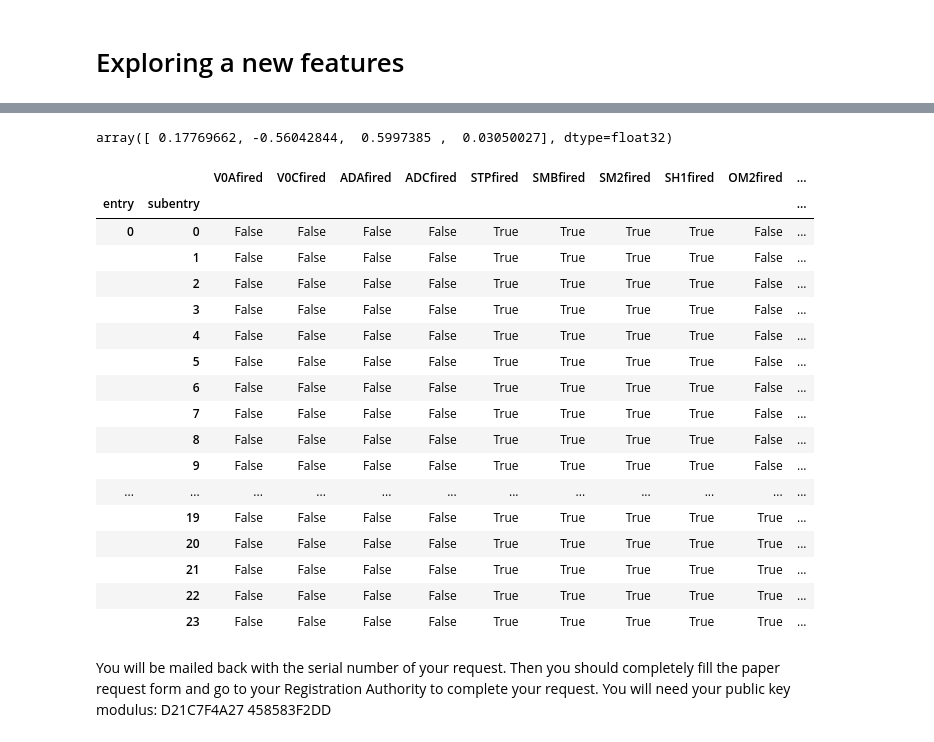
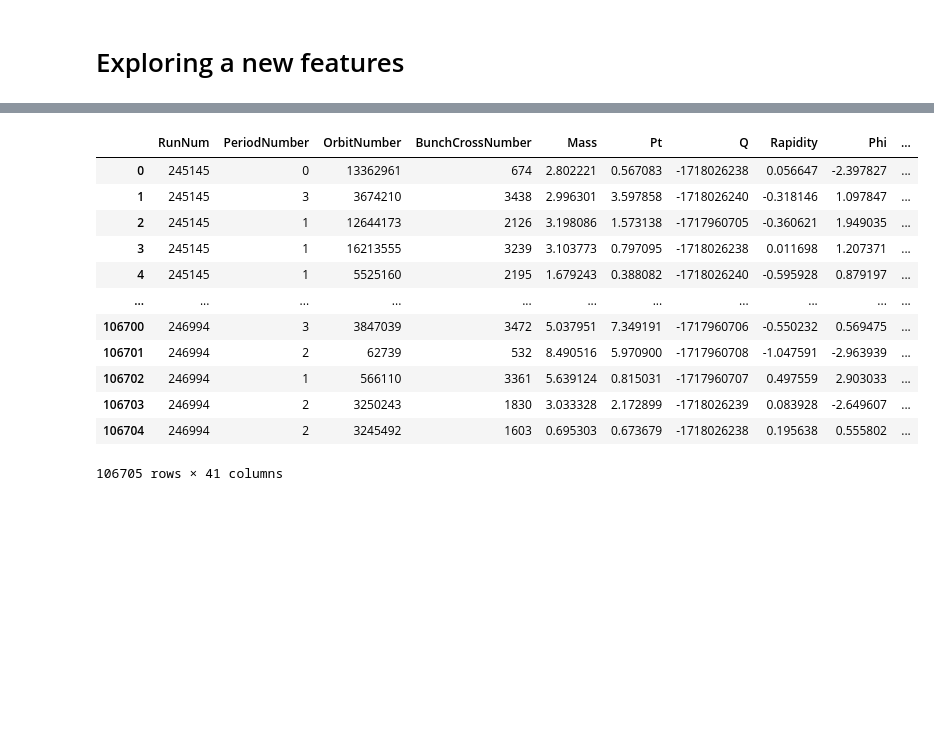
Before and after one commit to bdrum/cern-physics, a Jupyter notebook: notebooks/Draft.ipynb, the cells around one changed output, grey strips where cells are left out. Saved outputs shown, nothing was run; the diff lists cells and outputs as text; code cells hidden in the pictures; blank space fills up the shorter version.

```diff
--- a/notebooks/Draft.ipynb
+++ b/notebooks/Draft.ipynb
@@ -35,4 +47,16 @@ np.where(np.array(list(map(lambda x : len(x), data['T_Q']))) == 4)
 # %%
-data['T_Px'][4]
+data
 # %% [output]
+|  | RunNum | PeriodNumber | OrbitNumber | BunchCrossNumber | Mass | Pt | Q | Rapidity | Phi | ... |
+| 0 | 245145 | 0 | 13362961 | 674 | 2.802221 | 0.567083 | -1718026238 | 0.056647 | -2.397827 | ... |
+| 1 | 245145 | 3 | 3674210 | 3438 | 2.996301 | 3.597858 | -1718026240 | -0.318146 | 1.097847 | ... |
+| 2 | 245145 | 1 | 12644173 | 2126 | 3.198086 | 1.573138 | -1717960705 | -0.360621 | 1.949035 | ... |
+| 3 | 245145 | 1 | 16213555 | 3239 | 3.103773 | 0.797095 | -1718026238 | 0.011698 | 1.207371 | ... |
+| 4 | 245145 | 1 | 5525160 | 2195 | 1.679243 | 0.388082 | -1718026240 | -0.595928 | 0.879197 | ... |
+| ... | ... | ... | ... | ... | ... | ... | ... | ... | ... | ... |
+| 106700 | 246994 | 3 | 3847039 | 3472 | 5.037951 | 7.349191 | -1717960706 | -0.550232 | 0.569475 | ... |
+| 106701 | 246994 | 2 | 62739 | 532 | 8.490516 | 5.970900 | -1717960708 | -1.047591 | -2.963939 | ... |
+| 106702 | 246994 | 1 | 566110 | 3361 | 5.639124 | 0.815031 | -1717960707 | 0.497559 | 2.903033 | ... |
+| 106703 | 246994 | 2 | 3250243 | 1830 | 3.033328 | 2.172899 | -1718026239 | 0.083928 | -2.649607 | ... |
+| 106704 | 246994 | 2 | 3245492 | 1603 | 0.695303 | 0.673679 | -1718026238 | 0.195638 | 0.555802 | ... |
-array([ 0.17769662, -0.56042844,  0.5997385 ,  0.03050027], dtype=float32)
+106705 rows × 41 columns
@@ -51,27 +62,0 @@ df = pd.merge(track_modules.reset_index(),for_sensors.groupby('entry').FORChip.a
-# %%
-ITSSensorNums
-# %% [output]
-|  |  | V0Afired | V0Cfired | ADAfired | ADCfired | STPfired | SMBfired | SM2fired | SH1fired | OM2fired | ... |
-| entry | subentry |  |  |  |  |  |  |  |  |  | ... |
-| 0 | 0 | False | False | False | False | True | True | True | True | False | ... |
-|  | 1 | False | False | False | False | True | True | True | True | False | ... |
-|  | 2 | False | False | False | False | True | True | True | True | False | ... |
-|  | 3 | False | False | False | False | True | True | True | True | False | ... |
-|  | 4 | False | False | False | False | True | True | True | True | False | ... |
-|  | 5 | False | False | False | False | True | True | True | True | False | ... |
-|  | 6 | False | False | False | False | True | True | True | True | False | ... |
-|  | 7 | False | False | False | False | True | True | True | True | False | ... |
-|  | 8 | False | False | False | False | True | True | True | True | False | ... |
-|  | 9 | False | False | False | False | True | True | True | True | False | ... |
-| ... | ... | ... | ... | ... | ... | ... | ... | ... | ... | ... | ... |
-|  | 19 | False | False | False | False | True | True | True | True | True | ... |
-|  | 20 | False | False | False | False | True | True | True | True | True | ... |
-|  | 21 | False | False | False | False | True | True | True | True | True | ... |
-|  | 22 | False | False | False | False | True | True | True | True | True | ... |
-|  | 23 | False | False | False | False | True | True | True | True | True | ... |
-# %% [markdown]
-You will be mailed back with the serial number of your request. Then
-you should completely fill the paper request form and go to your
-Registration Authority to complete your request. You will need your
-public key modulus:
-   D21C7F4A27  458583F2DD
```
Also changed, not shown: parts of 6 cells of this notebook, 7 other files.
